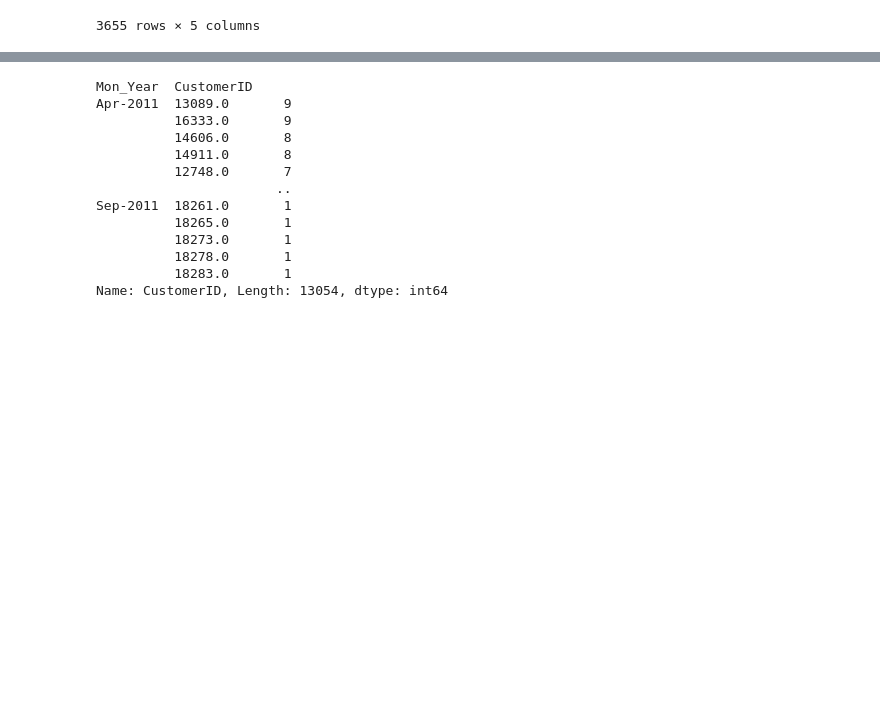
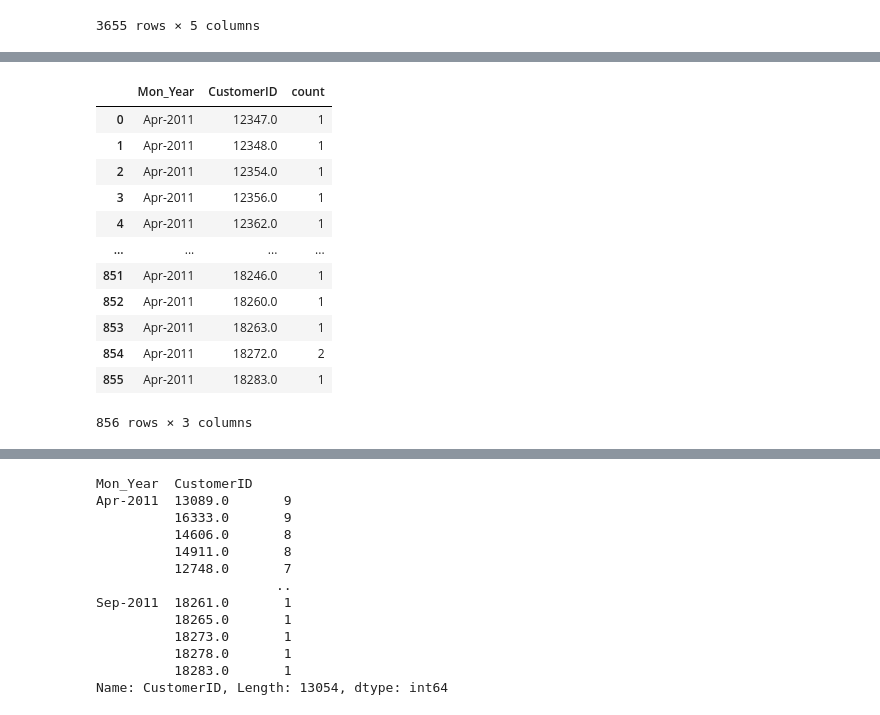
Before and after one commit to krivolapov/roivenue_test, a Jupyter notebook: Analysis of Ecommerce Orders.ipynb, the cells around one changed output, grey strips where cells are left out. Cells and saved outputs as stored; diff of their text form; code cells hidden in the pictures; blank space fills up the shorter version.

```diff
--- a/Analysis of Ecommerce Orders.ipynb
+++ b/Analysis of Ecommerce Orders.ipynb
@@ -305,0 +326,17 @@ temp_2.shape
+# %%
+apr = abc[abc.Mon_Year == 'Apr-2011']
+apr
+# %% [output]
+|  | Mon_Year | CustomerID | count |
+| 0 | Apr-2011 | 12347.0 | 1 |
+| 1 | Apr-2011 | 12348.0 | 1 |
+| 2 | Apr-2011 | 12354.0 | 1 |
+| 3 | Apr-2011 | 12356.0 | 1 |
+| 4 | Apr-2011 | 12362.0 | 1 |
+| ... | ... | ... | ... |
+| 851 | Apr-2011 | 18246.0 | 1 |
+| 852 | Apr-2011 | 18260.0 | 1 |
+| 853 | Apr-2011 | 18263.0 | 1 |
+| 854 | Apr-2011 | 18272.0 | 2 |
+| 855 | Apr-2011 | 18283.0 | 1 |
+856 rows × 3 columns
```
Also changed, not shown: parts of 34 cells of this notebook, 4 other files.
